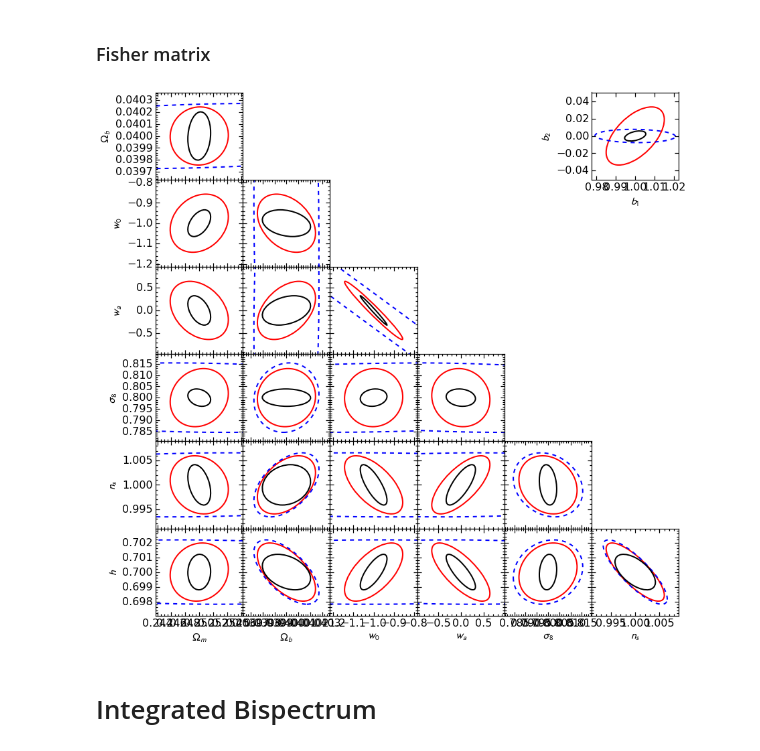
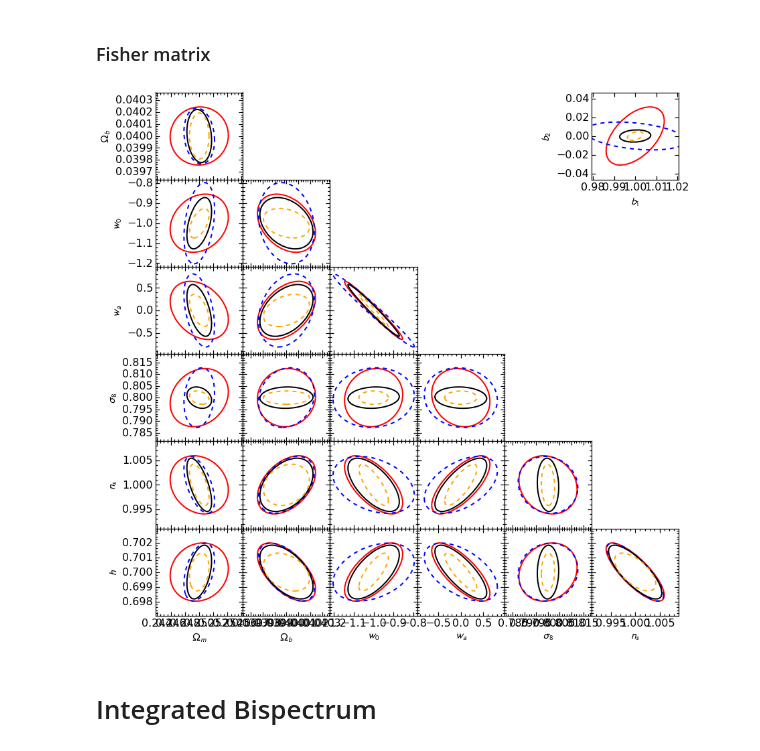
Before and after one commit to DonRegan/notebooks, a Jupyter notebook: ZBOX2 Measurements.ipynb, the cells around one changed output. Drawn from its saved outputs; the diff is of its cells as text; code cells hidden in the pictures.

Commit message:
Correct mistake in bispectrum Fisher.

```diff
--- a/ZBOX2 Measurements.ipynb
+++ b/ZBOX2 Measurements.ipynb
@@ -247,37 +247,41 @@ FPBinv = inv(FPB)
 npar = 9
 eigB = fisher_eigenvalues(copy(FB)[:npar,:npar])
 eigPB = fisher_eigenvalues(copy(FPB)[:npar,:npar])
+# %%
+FPB2 = FP+FB
+FPB2[:7,:7] -= margPlanckF
+eigPB2 = fisher_eigenvalues(copy(FPB2)[:npar,:npar])
 # %%
 f = plt.figure(figsize=(14,14))
-ax = plot_fisher([eigP,eigB,eigPB], 3.375, FPinv)
+ax = plot_fisher([eigP,eigB,eigPB2,eigPB], 3.375, FPinv)
 
 plt.subplots_adjust(hspace=0, wspace=0)
 for i in range(0,21):
     if i > 5:
         plt.setp(ax[i].get_yticklabels(), visible=False);
     if i not in [5,10,14,17,19,20]:
         plt.setp(ax[i].get_xticklabels(), visible=False);
 
 
 ax[0].set_ylabel('$\Omega_b$',fontsize=16)
 ax[1].set_ylabel('$w_0$',fontsize=16)
 ax[2].set_ylabel('$w_a$',fontsize=16)
 ax[3].set_ylabel('$\sigma_8$',fontsize=16)
 ax[4].set_ylabel('$n_s$',fontsize=16)
 ax[5].set_ylabel('$h$',fontsize=16)
 ax[5].set_xlabel('$\Omega_m$',fontsize=16)
 ax[10].set_xlabel('$\Omega_b$',fontsize=16)
 ax[14].set_xlabel('$w_0$',fontsize=16)
 ax[17].set_xlabel('$w_a$',fontsize=16)
 ax[19].set_xlabel('$\sigma_8$',fontsize=16)
 ax[20].set_xlabel('$n_s$',fontsize=16)
 ax[21].set_xlabel('$b_1$', fontsize=16)
 ax[21].set_ylabel('$b_2$', fontsize=16)
 
 for i in range(0,21):
     ax[i].minorticks_on()
 # %% [output]
-[figure, old version]
+[figure, new version]
 # %% [markdown]
 # Integrated Bispectrum
 # %% [markdown]
```
